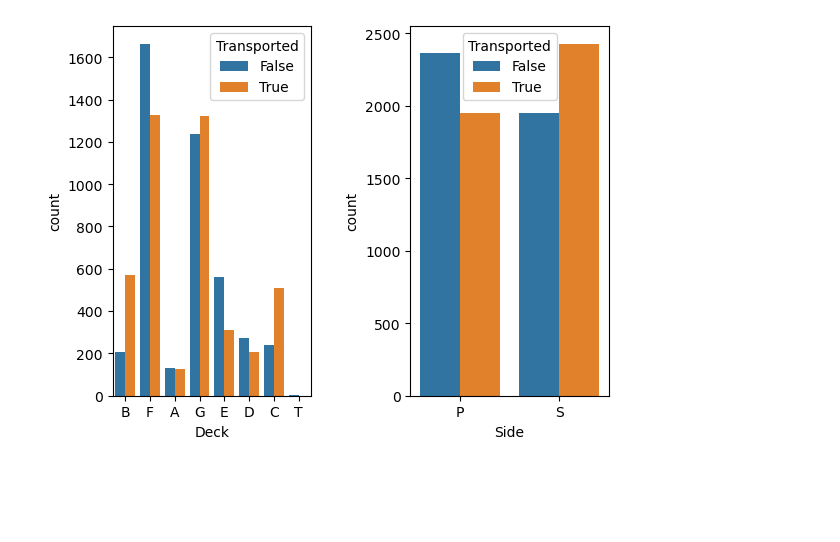
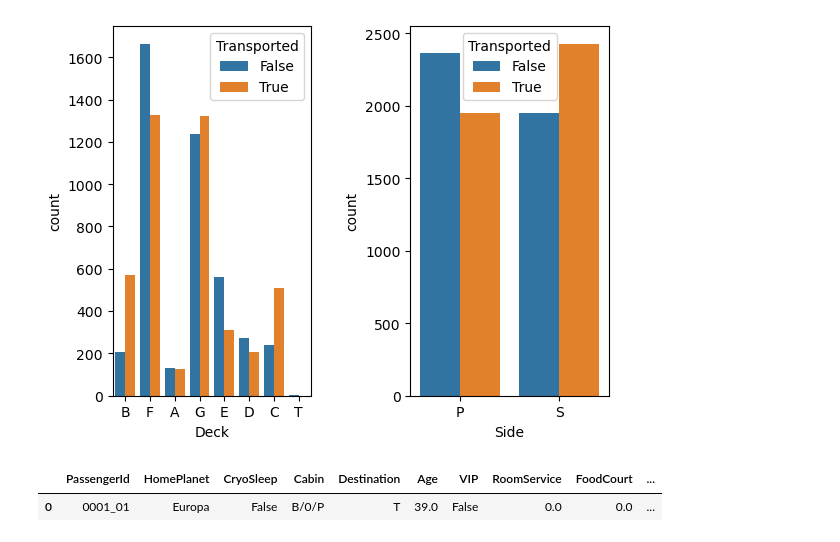
Before and after one commit to dundundundun5/python, a Jupyter notebook: kaggle/spaceship_titanic_preprocessing.ipynb, the cells around one changed output. Saved outputs shown, nothing was run; the diff lists cells and outputs as text; code cells hidden in the pictures; blank space fills up the shorter version.

```diff
--- a/kaggle/spaceship_titanic_preprocessing.ipynb
+++ b/kaggle/spaceship_titanic_preprocessing.ipynb
@@ -24,10 +24,9 @@ import pandas as pd
 import numpy as np
 import matplotlib.pyplot as plt
 import seaborn as sns
-train_path = "D:/temp_files/datasets/spaceship_titanic/train.csv"
-test_path = "D:/temp_files/datasets/spaceship_titanic/test.csv"
-train = pd.read_csv(train_path)
-test = pd.read_csv(test_path)
+path = "D:/temp_files/datasets/spaceship_titanic/"
+train = pd.read_csv(path + "train.csv")
+test = pd.read_csv(path + "test.csv")
 train = train.drop(axis=1, labels='Name')
 test = test.drop(axis=1, labels='Name')
 # %% [markdown]
@@ -207,3 +206,8 @@ plt.show()
 [figure]
 [figure]
 [figure]
+# %%
+train.head(1)
+# %% [output]
+|  | PassengerId | HomePlanet | CryoSleep | Cabin | Destination | Age | VIP | RoomService | FoodCourt | ... |
+| 0 | 0001_01 | Europa | False | B/0/P | T | 39.0 | False | 0.0 | 0.0 | ... |
```
Also changed, not shown: parts of 3 cells of this notebook.
